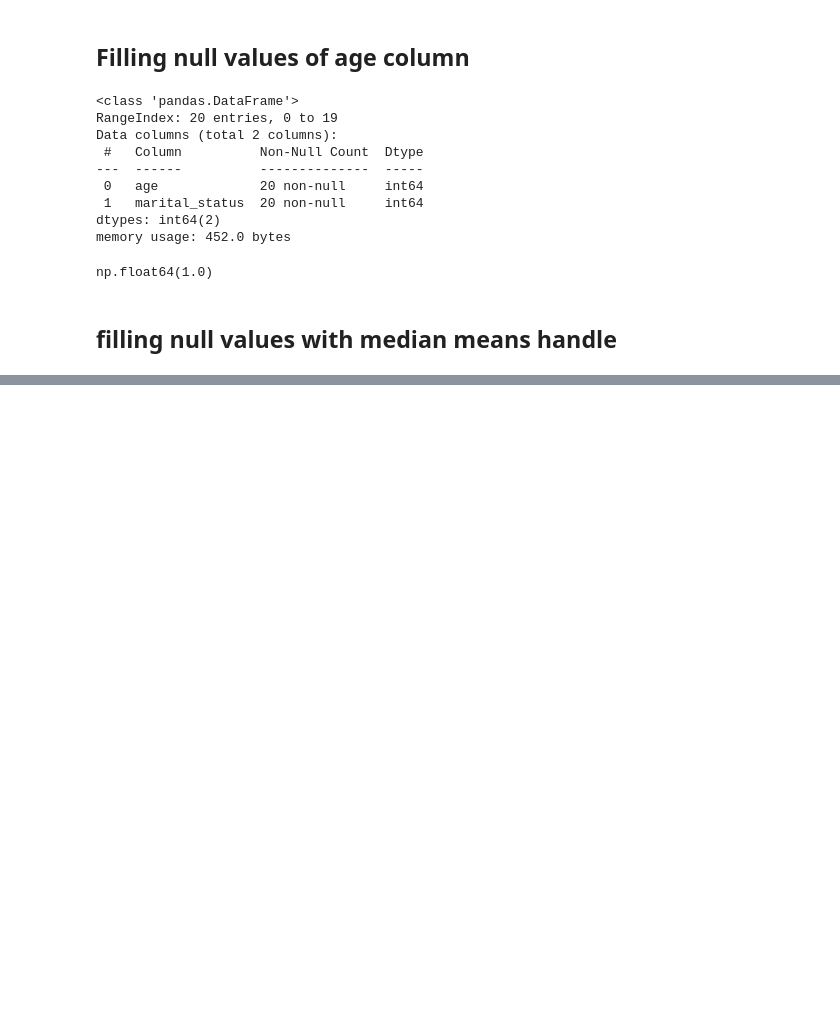
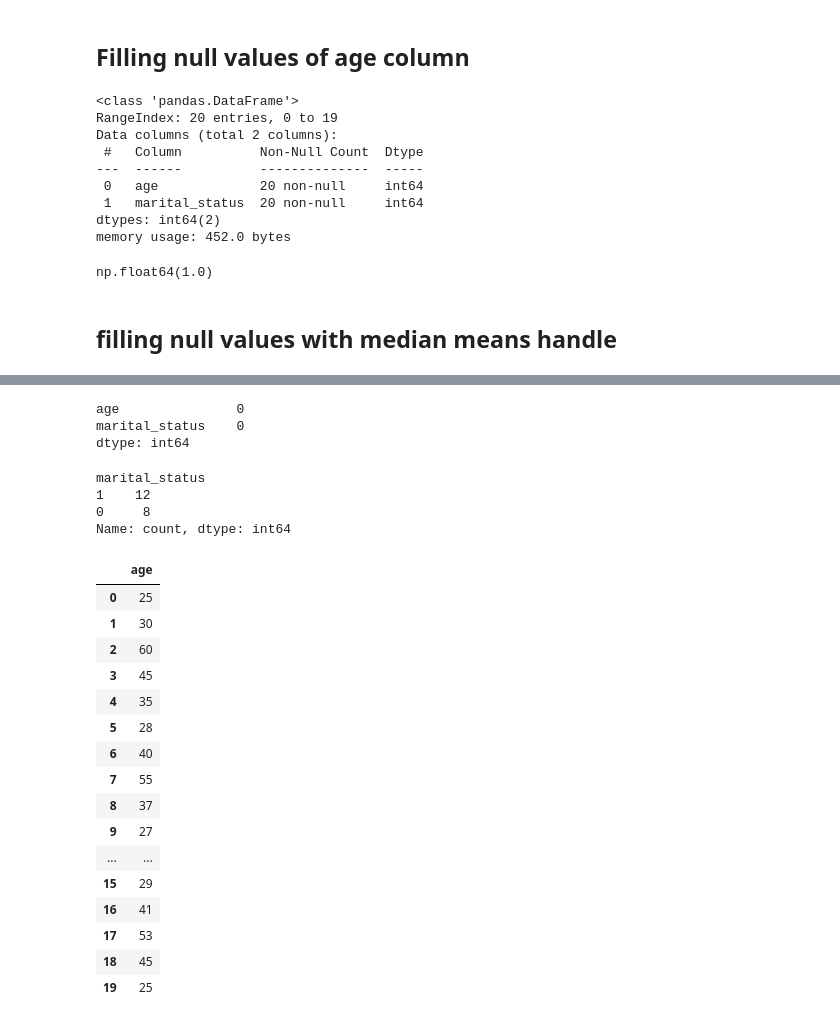
Before and after one commit to Istiaq-Alam/Machine-Learning-Lab, a Jupyter notebook: Lab-06/Lab-06_Logistic Regression.ipynb, the cells around one changed output, grey strips where cells are left out. Saved outputs shown, nothing was run; the diff lists cells and outputs as text; code cells hidden in the pictures; blank space fills up the shorter version.

```diff
--- a/Lab-06/Lab-06_Logistic Regression.ipynb
+++ b/Lab-06/Lab-06_Logistic Regression.ipynb
@@ -87,0 +108,35 @@ df.marital_status= df.marital_status.fillna(handle)
+# %%
+df.isnull().sum()
+# %% [output]
+age               0
+marital_status    0
+dtype: int64
+# %%
+df.marital_status.value_counts()
+# %% [output]
+marital_status
+1    12
+0     8
+Name: count, dtype: int64
+# %%
+x= df[['age']]
+# %%
+x
+# %% [output]
+|  | age |
+| 0 | 25 |
+| 1 | 30 |
+| 2 | 60 |
+| 3 | 45 |
+| 4 | 35 |
+| 5 | 28 |
+| 6 | 40 |
+| 7 | 55 |
+| 8 | 37 |
+| 9 | 27 |
+| ... | ... |
+| 15 | 29 |
+| 16 | 41 |
+| 17 | 53 |
+| 18 | 45 |
+| 19 | 25 |
```
Also changed, not shown: parts of 19 cells of this notebook.
